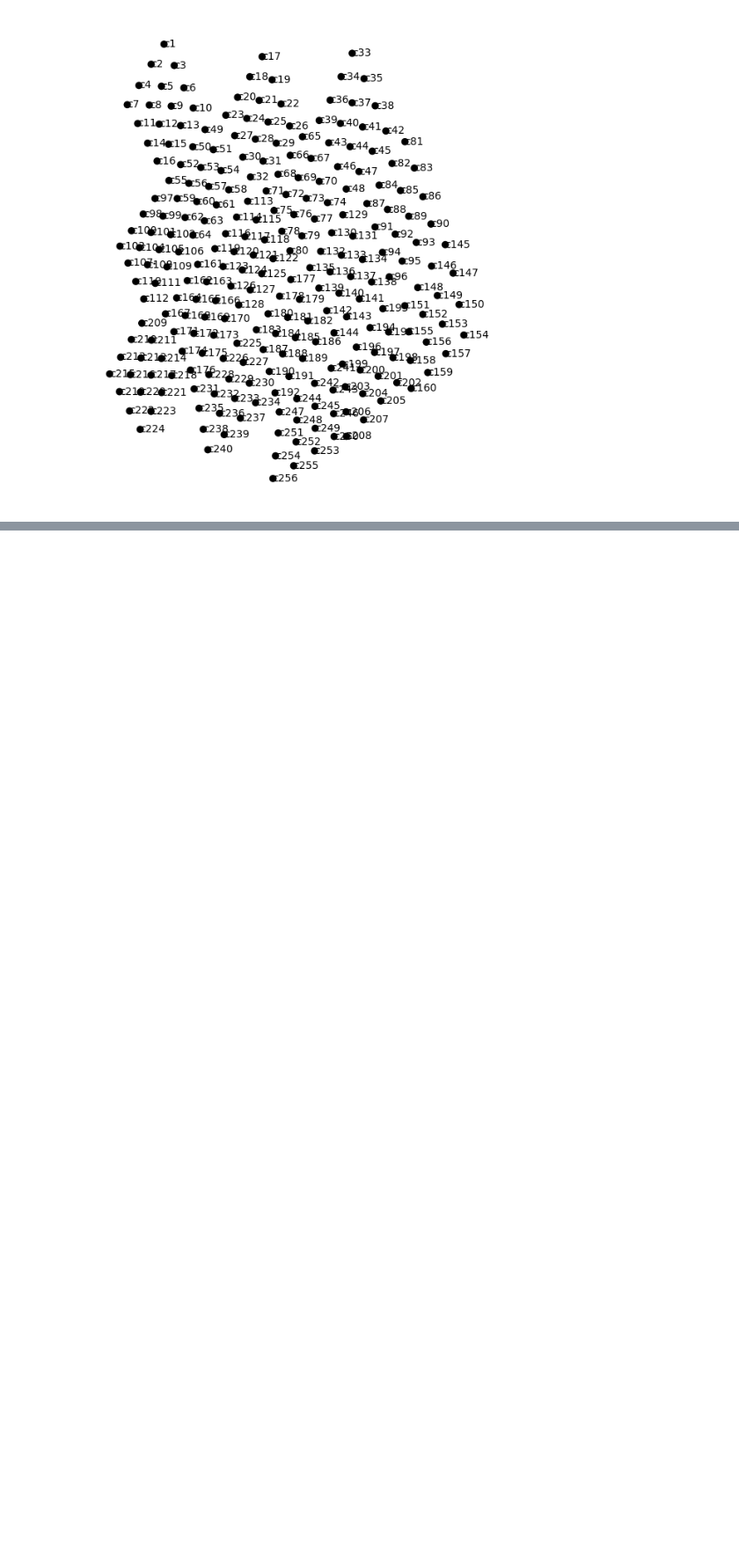
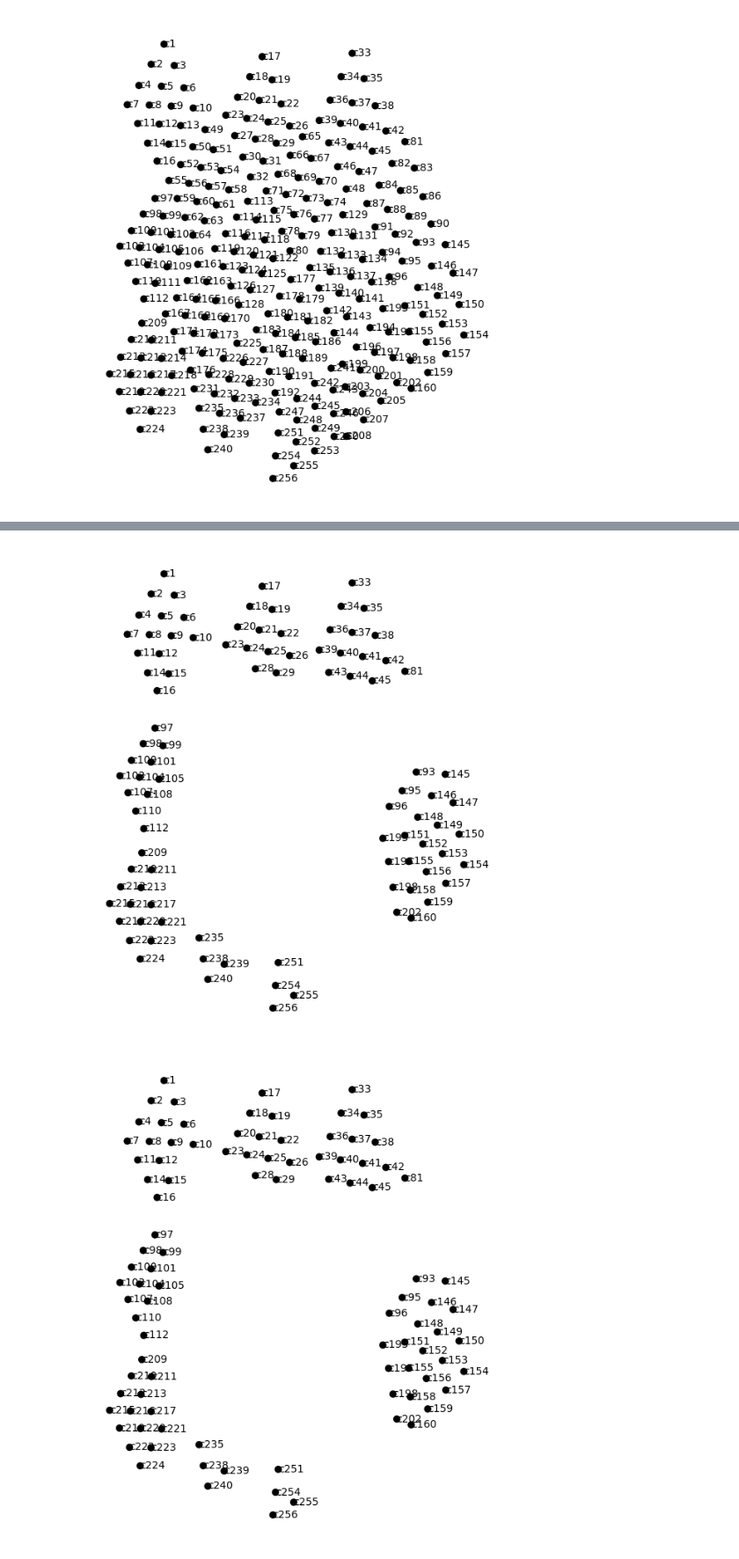
Before and after one commit to nemesgyadam/uHD-DL, a Jupyter notebook: load_data.ipynb, the cells around one changed output, grey strips where cells are left out. Shown at 88% size. Cells and saved outputs as stored; diff of their text form; code cells hidden in the pictures; blank space fills up the shorter version.

```diff
--- a/load_data.ipynb
+++ b/load_data.ipynb
@@ -80,0 +107,7 @@ demo.plot_sensors(show_names=True)
+# %%
+droped = demo.copy().pick_channels(out_names)
+# %%
+droped.plot_sensors(show_names=True)
+# %% [output]
+[figure, added]
+[figure, added]
```
Also changed, not shown: parts of 3 cells of this notebook, 2 other files.
